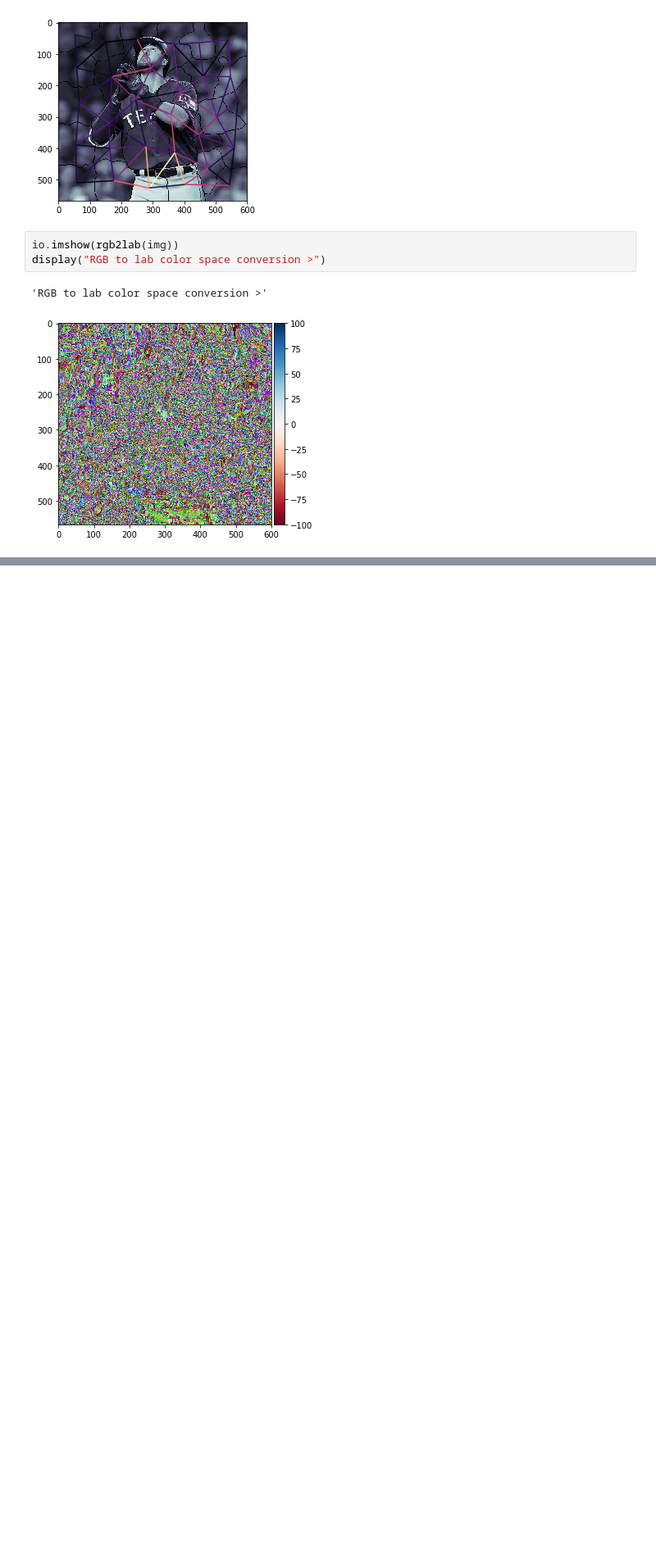
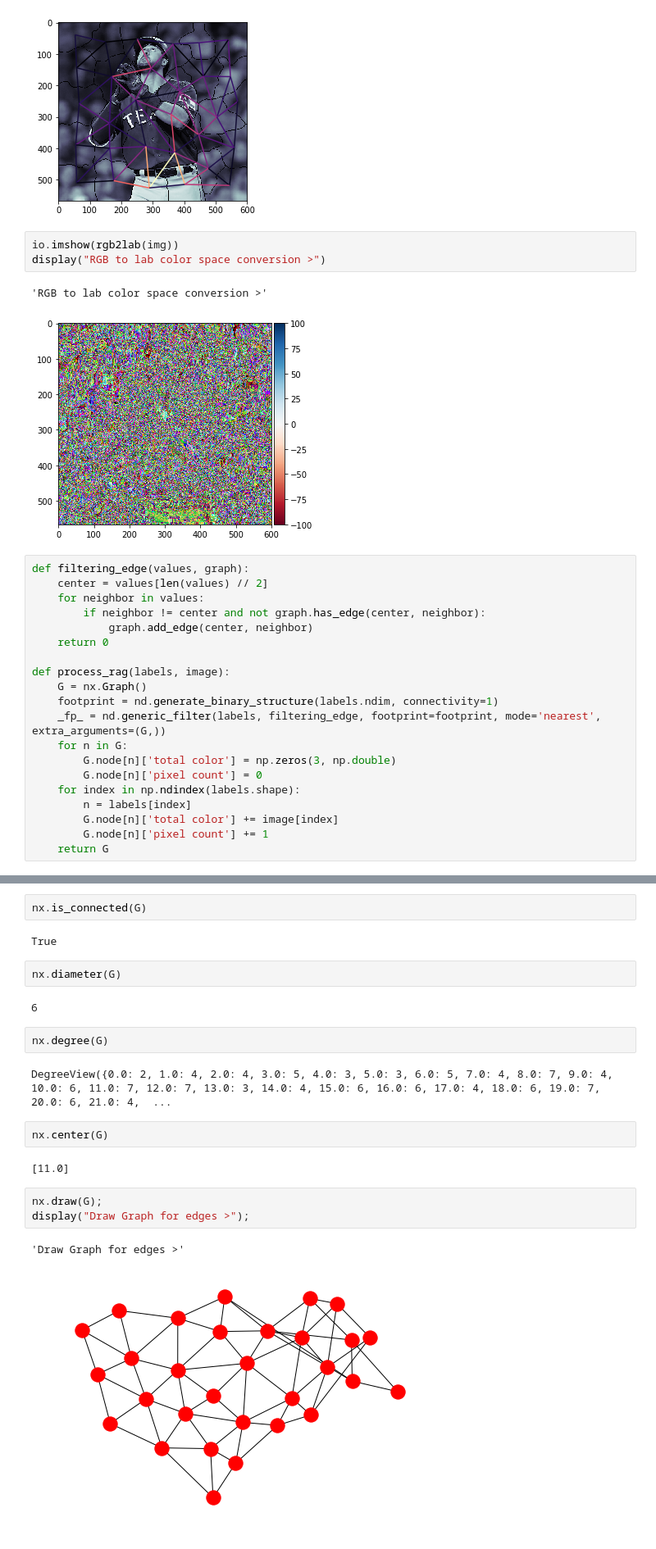
Before and after one commit to hovig/MSDS_CUNY, a Jupyter notebook: DATA620/project1/project1_teamgroup1_data620.ipynb, the cells around one changed output, grey strips where cells are left out. Shown at 82% size. Saved outputs shown, nothing was run; the diff lists cells and outputs as text; blank space fills up the shorter version.

```diff
--- a/DATA620/project1/project1_teamgroup1_data620.ipynb
+++ b/DATA620/project1/project1_teamgroup1_data620.ipynb
@@ -95,3 +36,23 @@ display("RGB to lab color space conversion >")
 # %% [output]
 'RGB to lab color space conversion >'
 [figure]
+# %%
+def filtering_edge(values, graph):
+    center = values[len(values) // 2]
+    for neighbor in values:
+        if neighbor != center and not graph.has_edge(center, neighbor):
+            graph.add_edge(center, neighbor)
+    return 0
+
+def process_rag(labels, image):
+    G = nx.Graph()
+    footprint = nd.generate_binary_structure(labels.ndim, connectivity=1)
+    _fp_ = nd.generic_filter(labels, filtering_edge, footprint=footprint, mode='nearest', extra_arguments=(G,))
+    for n in G:
+        G.node[n]['total color'] = np.zeros(3, np.double)
+        G.node[n]['pixel count'] = 0
+    for index in np.ndindex(labels.shape):
+        n = labels[index]
+        G.node[n]['total color'] += image[index]
+        G.node[n]['pixel count'] += 1
+    return G
@@ -98,2 +75,24 @@ display("RGB to lab color space conversion >")
+# %%
+nx.is_connected(G)
+# %% [output]
+True
+# %%
+nx.diameter(G)
+# %% [output]
+6
+# %%
+nx.degree(G)
+# %% [output]
+DegreeView({0.0: 2, 1.0: 4, 2.0: 4, 3.0: 5, 4.0: 3, 5.0: 3, 6.0: 5, 7.0: 4, 8.0: 7, 9.0: 4, 10.0: 6, 11.0: 7, 12.0: 7, 13.0: 3, 14.0: 4, 15.0: 6, 16.0: 6, 17.0: 4, 18.0: 6, 19.0: 7, 20.0: 6, 21.0: 4,  ...
+# %%
+nx.center(G)
+# %% [output]
+[11.0]
+# %%
+nx.draw(G);
+display("Draw Graph for edges >");
+# %% [output]
+'Draw Graph for edges >'
+[figure, added]
 # %%
 plt.figure(figsize=(19,13))
```
Also changed, not shown: parts of 11 cells of this notebook.
